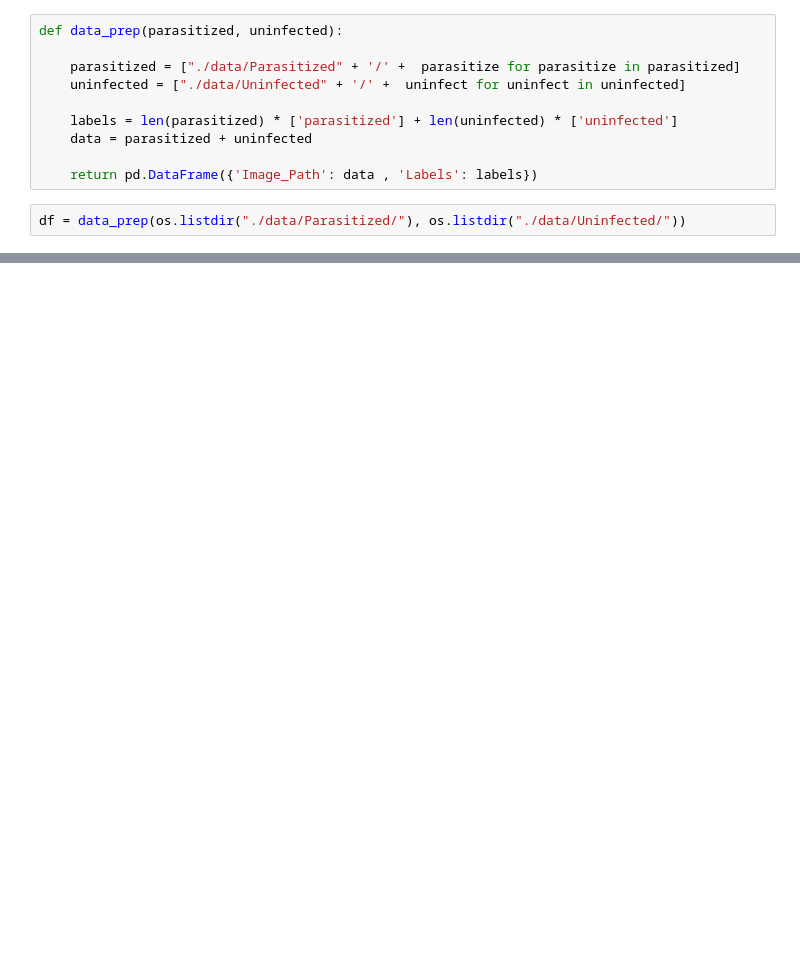
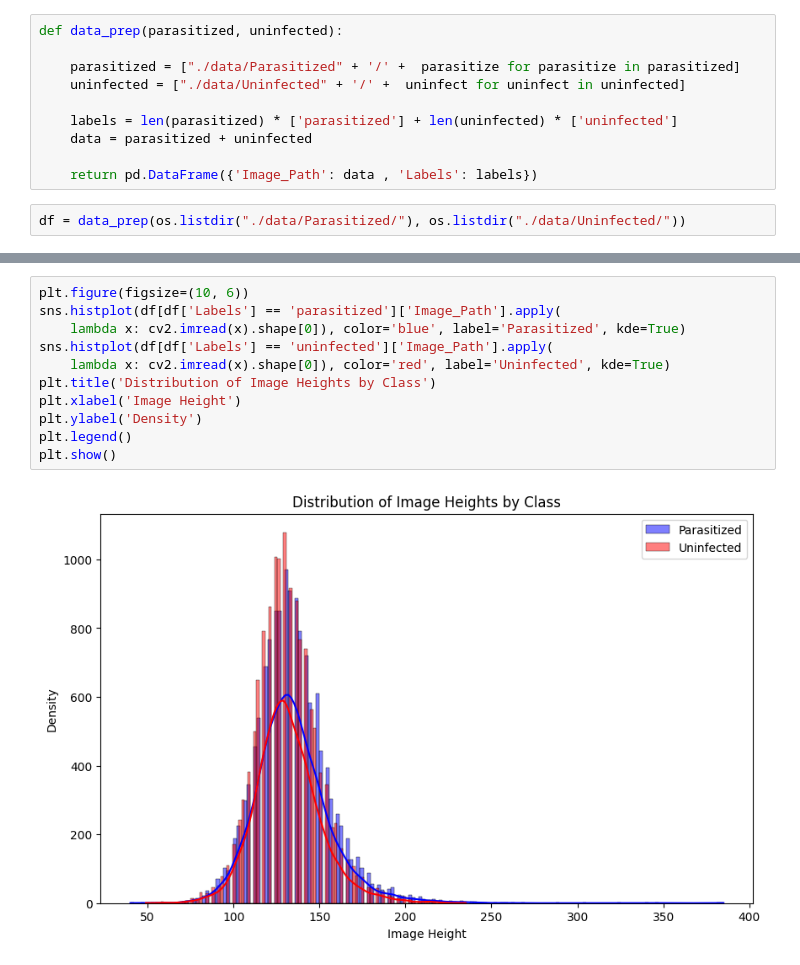
Before and after one commit to sxmedh/Malaria-Parasite-Detection, a Jupyter notebook: cnn-rf.ipynb, the cells around one changed output, grey strips where cells are left out. Cells and saved outputs as stored; diff of their text form; blank space fills up the shorter version.

```diff
--- a/cnn-rf.ipynb
+++ b/cnn-rf.ipynb
@@ -138,0 +194,13 @@ Epoch 17/30
+# %%
+plt.figure(figsize=(10, 6))
+sns.histplot(df[df['Labels'] == 'parasitized']['Image_Path'].apply(
+    lambda x: cv2.imread(x).shape[0]), color='blue', label='Parasitized', kde=True)
+sns.histplot(df[df['Labels'] == 'uninfected']['Image_Path'].apply(
+    lambda x: cv2.imread(x).shape[0]), color='red', label='Uninfected', kde=True)
+plt.title('Distribution of Image Heights by Class')
+plt.xlabel('Image Height')
+plt.ylabel('Density')
+plt.legend()
+plt.show()
+# %% [output]
+[figure, added]
```
Also changed, not shown: parts of 9 cells of this notebook, 2 other files.
